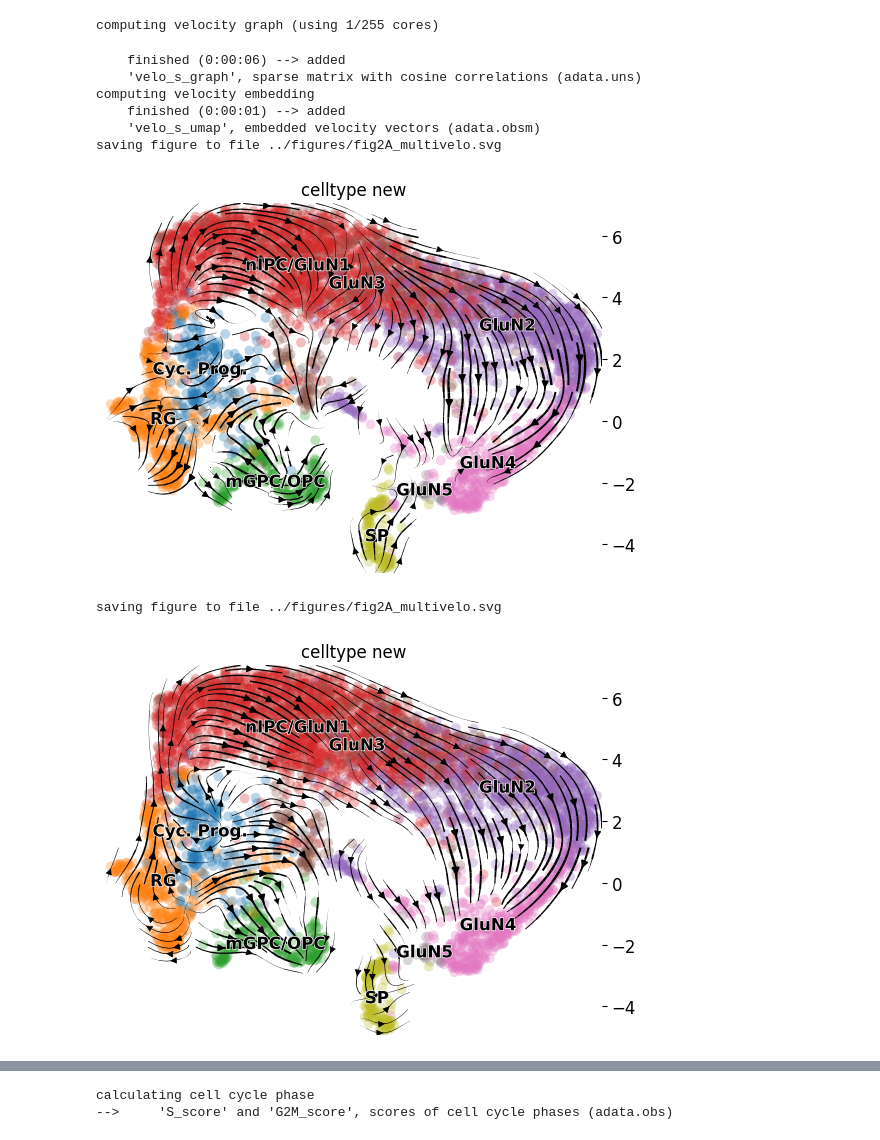
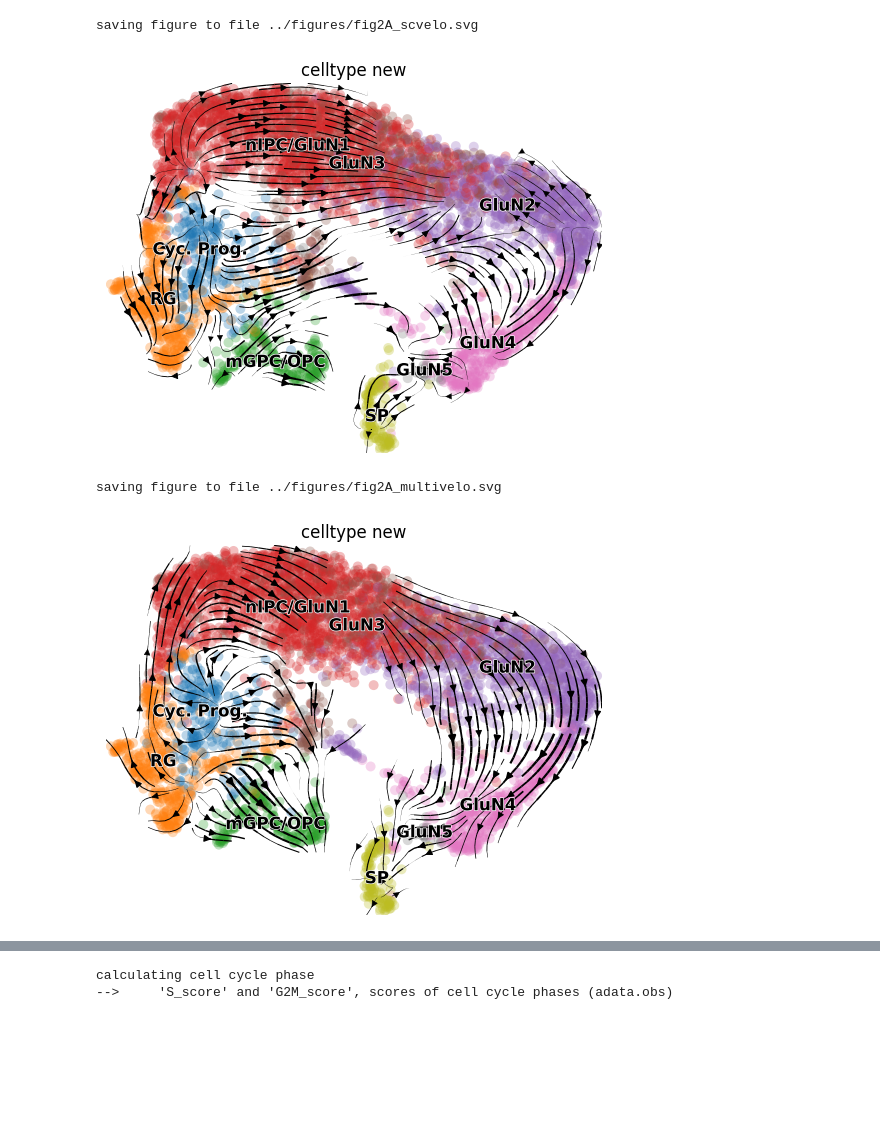
Before and after one commit to AriHong/MoFlow, a Jupyter notebook: notebooks/fig2.ipynb, the cells around one changed output, grey strips where cells are left out. Saved outputs shown, nothing was run; the diff lists cells and outputs as text; code cells hidden in the pictures; blank space fills up the shorter version.

Commit message:
Update notebook: add scVelo result, clean code, fix plotting for environment

```diff
--- a/notebooks/fig2.ipynb
+++ b/notebooks/fig2.ipynb
@@ -27,7 +26,9 @@ matplotlib.rcParams['ytick.labelleft'] = True
 matplotlib.rcParams['ytick.right'] = False
 matplotlib.rcParams['ytick.left'] = True
 # %%
+scvelo = anndata.read_h5ad(
+    '../data/Human_brain/adata_scvelo.h5ad')
 multivelo = anndata.read_h5ad(
-    '../data/Human_brain/multivelo_result.h5ad')
+    '../data/Human_brain/adata_multivelo.h5ad')
 celldancer = anndata.read_h5ad(
-    '../data/Human_brain/celldancer.h5ad')
+    '../data/Human_brain/adata_celldancer.h5ad')
@@ -71,18 +58,10 @@ saving figure to file ../figures/fig2A_time.pdf
 # %%
-scv.tl.velocity_graph(multivelo, vkey='velo_s')
-scv.pl.velocity_embedding_stream(multivelo,
-                                 vkey='velo_s',
+scv.pl.velocity_embedding_stream(scvelo,
                                  color='celltype_new',
-                                 save='../figures/fig2A_multivelo.svg')
+                                 save='../figures/fig2A_scvelo.svg')
 # %% [output]
-computing velocity graph (using 1/255 cores)
+saving figure to file ../figures/fig2A_scvelo.svg
-    finished (0:00:06) --> added
-    'velo_s_graph', sparse matrix with cosine correlations (adata.uns)
-computing velocity embedding
-    finished (0:00:01) --> added
-    'velo_s_umap', embedded velocity vectors (adata.obsm)
-saving figure to file ../figures/fig2A_multivelo.svg
-[figure, old version]
+[figure, new version]
 # %%
 scv.pl.velocity_embedding_stream(multivelo,
                                  vkey='velo_s_norm',
@@ -90,7 +69,7 @@ scv.pl.velocity_embedding_stream(multivelo,
                                  save='../figures/fig2A_multivelo.svg')
 # %% [output]
 saving figure to file ../figures/fig2A_multivelo.svg
-[figure, old version]
+[figure, new version]
 # %%
 scv.pl.velocity_embedding_stream(celldancer,
                                  vkey='velo_s',
```
Also changed, not shown: parts of 33 cells of this notebook.
